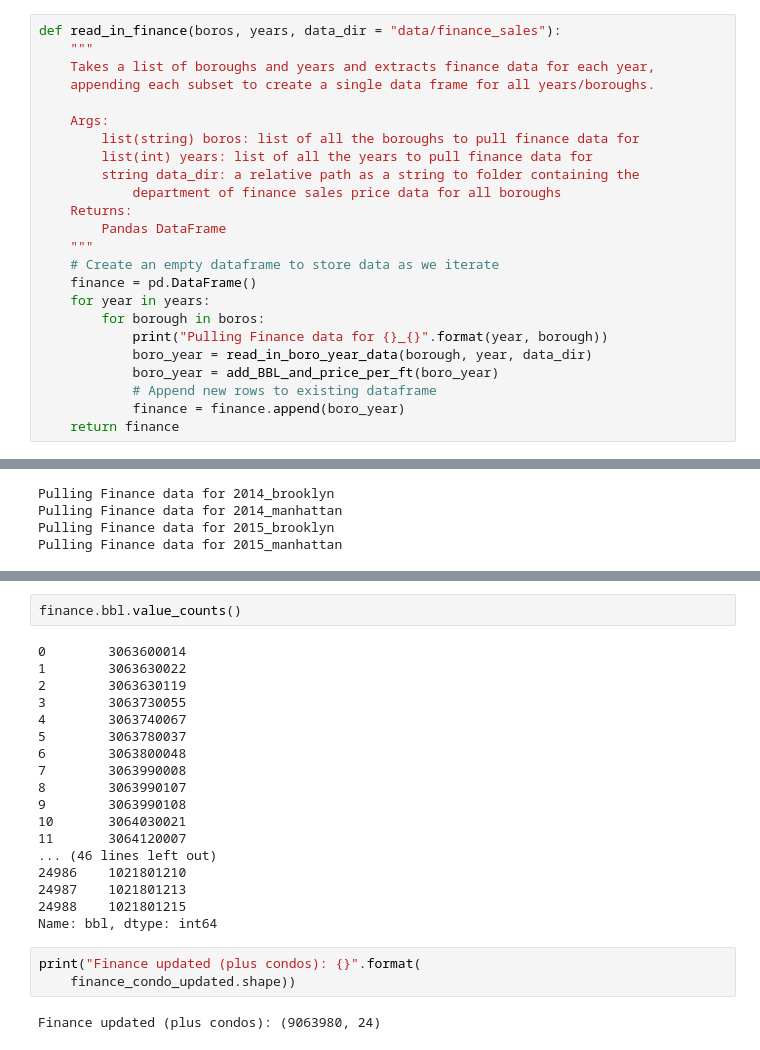
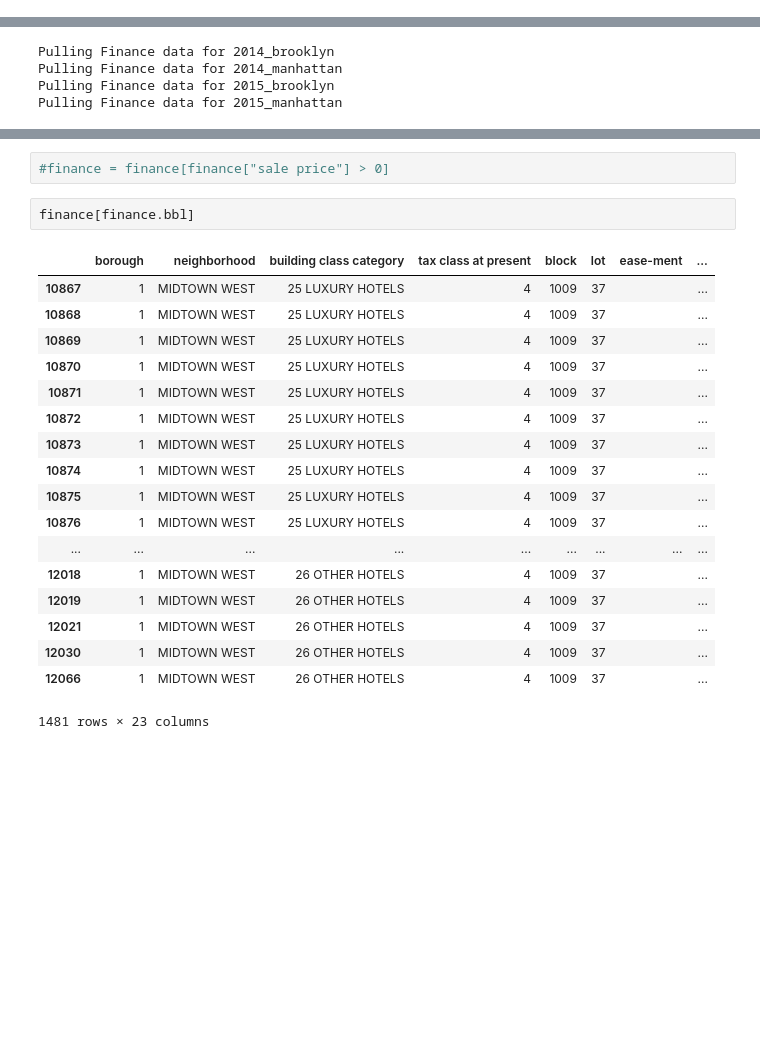
Before and after one commit to jgutman/reveal-estate, a Jupyter notebook: import_organize_finance_sales.ipynb, the cells around one changed output, grey strips where cells are left out. Saved outputs shown, nothing was run; the diff lists cells and outputs as text; blank space fills up the shorter version.

Commit message:
beginning to fix cleaning of data

```diff
--- a/import_organize_finance_sales.ipynb
+++ b/import_organize_finance_sales.ipynb
@@ -156,24 +28,0 @@ def read_in_pluto(boros, data_dir = "data/nyc_pluto_16v1"):
-# %%
-def read_in_finance(boros, years, data_dir = "data/finance_sales"):
-    """
-    Takes a list of boroughs and years and extracts finance data for each year,
-    appending each subset to create a single data frame for all years/boroughs.
-
-    Args:
-        list(string) boros: list of all the boroughs to pull finance data for
-        list(int) years: list of all the years to pull finance data for
-        string data_dir: a relative path as a string to folder containing the
-            department of finance sales price data for all boroughs
-    Returns:
-        Pandas DataFrame
-    """
-    # Create an empty dataframe to store data as we iterate
-    finance = pd.DataFrame()
-    for year in years:
-        for borough in boros:
-            print("Pulling Finance data for {}_{}".format(year, borough))
-            boro_year = read_in_boro_year_data(borough, year, data_dir)
-            boro_year = add_BBL_and_price_per_ft(boro_year)
-            # Append new rows to existing dataframe
-            finance = finance.append(boro_year)
-    return finance
@@ -252,25 +63,23 @@ finance_condo_updated = finance_condo_updated.drop('bbl', axis=1)
+# %%
+#finance = finance[finance["sale price"] > 0]
 # %%
-finance.bbl.value_counts()
+finance[finance.bbl]
 # %% [output]
+|  | borough | neighborhood | building class category | tax class at present | block | lot | ease-ment | ... |
+| 10867 | 1 | MIDTOWN WEST | 25 LUXURY HOTELS | 4 | 1009 | 37 |  | ... |
+| 10868 | 1 | MIDTOWN WEST | 25 LUXURY HOTELS | 4 | 1009 | 37 |  | ... |
+| 10869 | 1 | MIDTOWN WEST | 25 LUXURY HOTELS | 4 | 1009 | 37 |  | ... |
+| 10870 | 1 | MIDTOWN WEST | 25 LUXURY HOTELS | 4 | 1009 | 37 |  | ... |
+| 10871 | 1 | MIDTOWN WEST | 25 LUXURY HOTELS | 4 | 1009 | 37 |  | ... |
+| 10872 | 1 | MIDTOWN WEST | 25 LUXURY HOTELS | 4 | 1009 | 37 |  | ... |
+| 10873 | 1 | MIDTOWN WEST | 25 LUXURY HOTELS | 4 | 1009 | 37 |  | ... |
+| 10874 | 1 | MIDTOWN WEST | 25 LUXURY HOTELS | 4 | 1009 | 37 |  | ... |
+| 10875 | 1 | MIDTOWN WEST | 25 LUXURY HOTELS | 4 | 1009 | 37 |  | ... |
+| 10876 | 1 | MIDTOWN WEST | 25 LUXURY HOTELS | 4 | 1009 | 37 |  | ... |
+| ... | ... | ... | ... | ... | ... | ... | ... | ... |
+| 12018 | 1 | MIDTOWN WEST | 26 OTHER HOTELS | 4 | 1009 | 37 |  | ... |
+| 12019 | 1 | MIDTOWN WEST | 26 OTHER HOTELS | 4 | 1009 | 37 |  | ... |
+| 12021 | 1 | MIDTOWN WEST | 26 OTHER HOTELS | 4 | 1009 | 37 |  | ... |
+| 12030 | 1 | MIDTOWN WEST | 26 OTHER HOTELS | 4 | 1009 | 37 |  | ... |
+| 12066 | 1 | MIDTOWN WEST | 26 OTHER HOTELS | 4 | 1009 | 37 |  | ... |
-0        3063600014
-1        3063630022
-2        3063630119
-3        3063730055
-4        3063740067
-5        3063780037
-6        3063800048
-7        3063990008
-8        3063990107
-9        3063990108
-10       3064030021
-11       3064120007
-... (46 lines left out)
-24986    1021801210
-24987    1021801213
-24988    1021801215
-Name: bbl, dtype: int64
+1481 rows × 23 columns
-# %%
-print("Finance updated (plus condos): {}".format(
-    finance_condo_updated.shape))
-# %% [output]
-Finance updated (plus condos): (9063980, 24)
```
Also changed, not shown: parts of 34 cells of this notebook, 1 other file.
